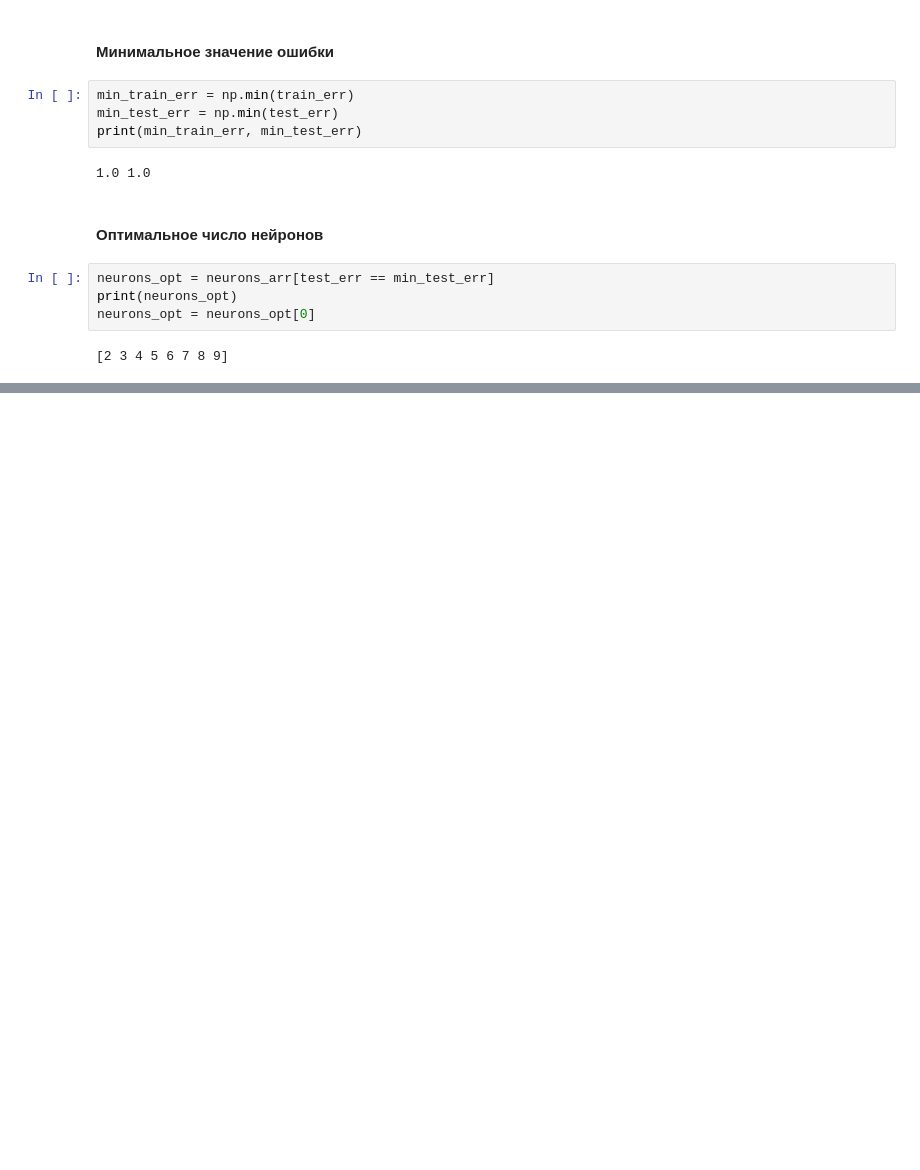
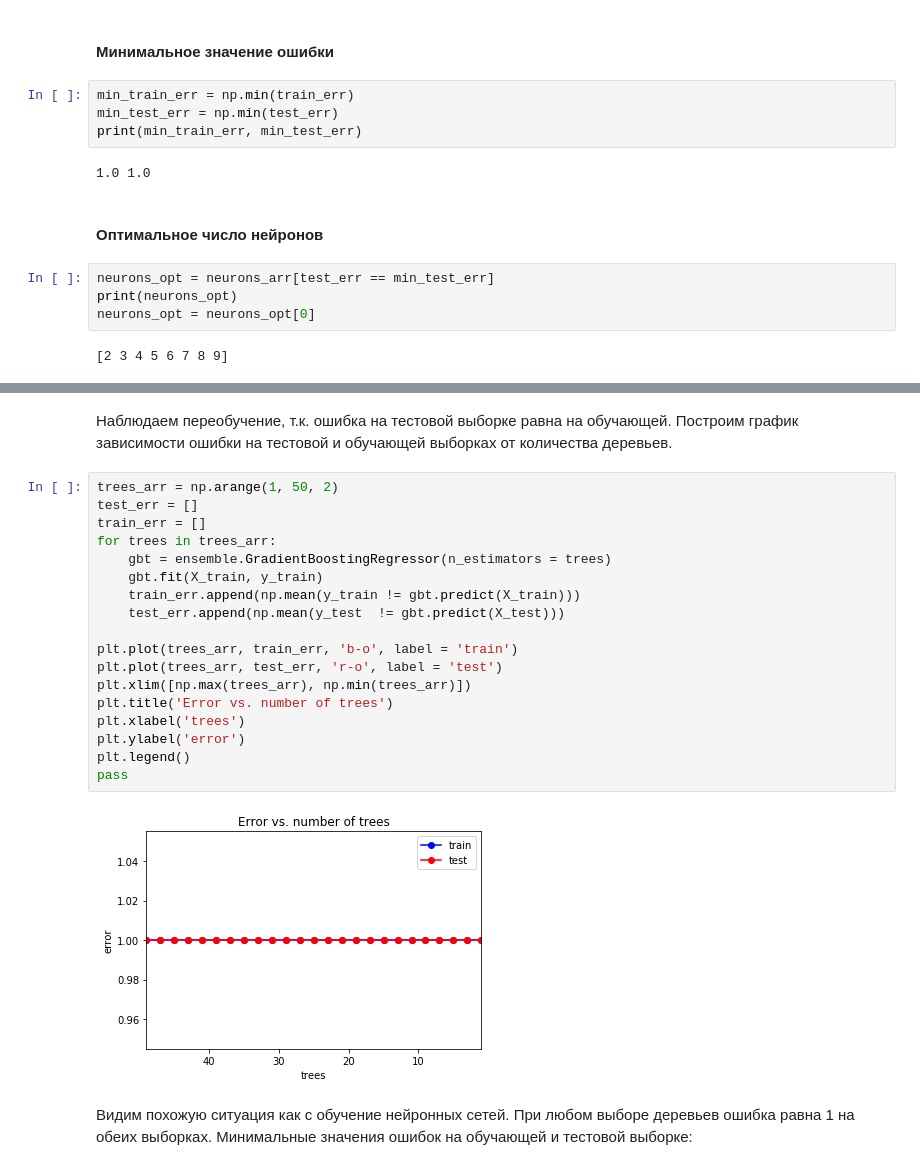
Before and after one commit to DavidFalcon/unn_mag, a Jupyter notebook: settlers.ipynb, the cells around one changed output, grey strips where cells are left out. Cells and saved outputs as stored; diff of their text form; blank space fills up the shorter version.

```diff
--- a/settlers.ipynb
+++ b/settlers.ipynb
@@ -831,0 +1038,26 @@ neurons_opt = neurons_opt[0]
+# %% [markdown]
+Наблюдаем переобучение, т.к. ошибка на тестовой выборке равна на обучающей.
+Построим график зависимости ошибки на тестовой и обучающей выборках от количества деревьев.
+# %%
+trees_arr = np.arange(1, 50, 2)
+test_err = []
+train_err = []
+for trees in trees_arr:
+    gbt = ensemble.GradientBoostingRegressor(n_estimators = trees)
+    gbt.fit(X_train, y_train)
+    train_err.append(np.mean(y_train != gbt.predict(X_train)))
+    test_err.append(np.mean(y_test  != gbt.predict(X_test)))
+
+plt.plot(trees_arr, train_err, 'b-o', label = 'train')
+plt.plot(trees_arr, test_err, 'r-o', label = 'test')
+plt.xlim([np.max(trees_arr), np.min(trees_arr)])
+plt.title('Error vs. number of trees')
+plt.xlabel('trees')
+plt.ylabel('error')
+plt.legend()
+pass
+# %% [output]
+[figure, added]
+# %% [markdown]
+Видим похожую ситуация как с обучение нейронных сетей. При любом выборе деревьев ошибка равна 1 на обеих выборках.
+Минимальные значения ошибок на обучающей и тестовой выборке:
```
Also changed, not shown: parts of 35 cells of this notebook.
